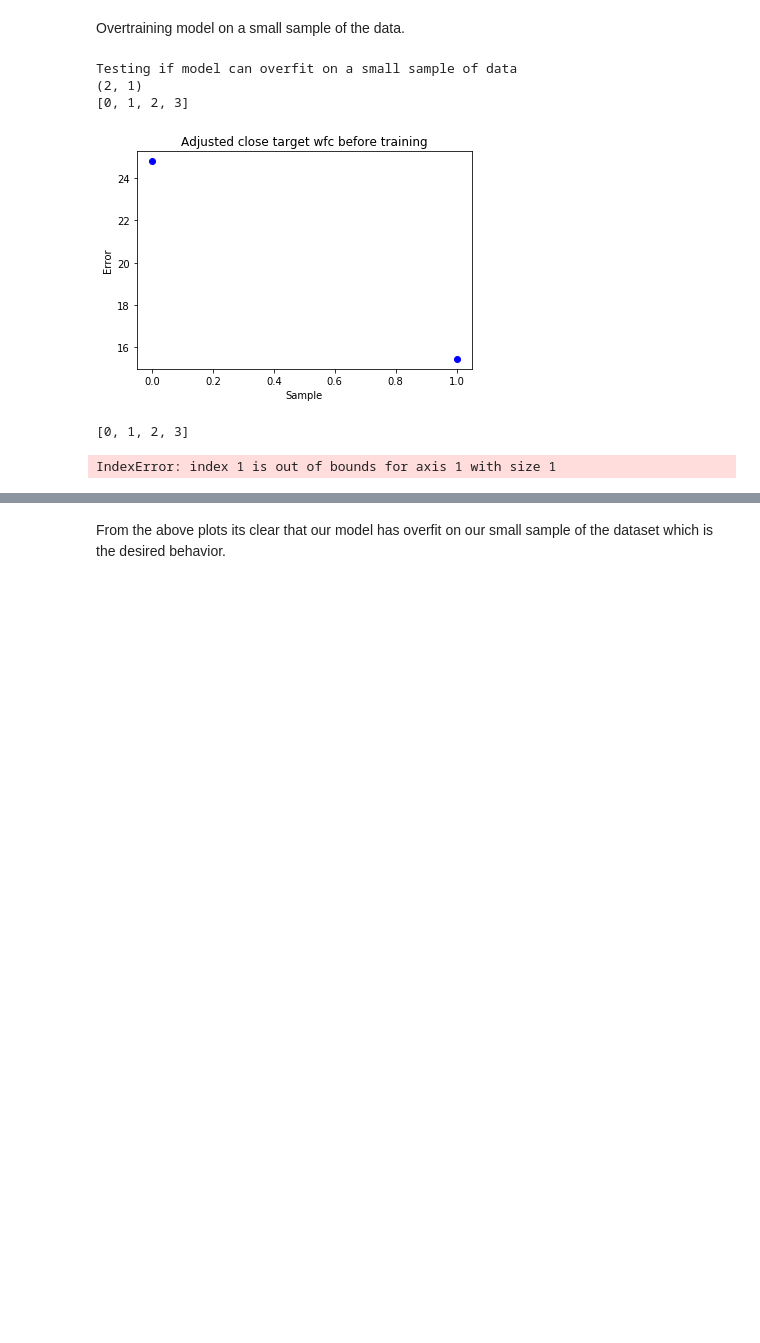
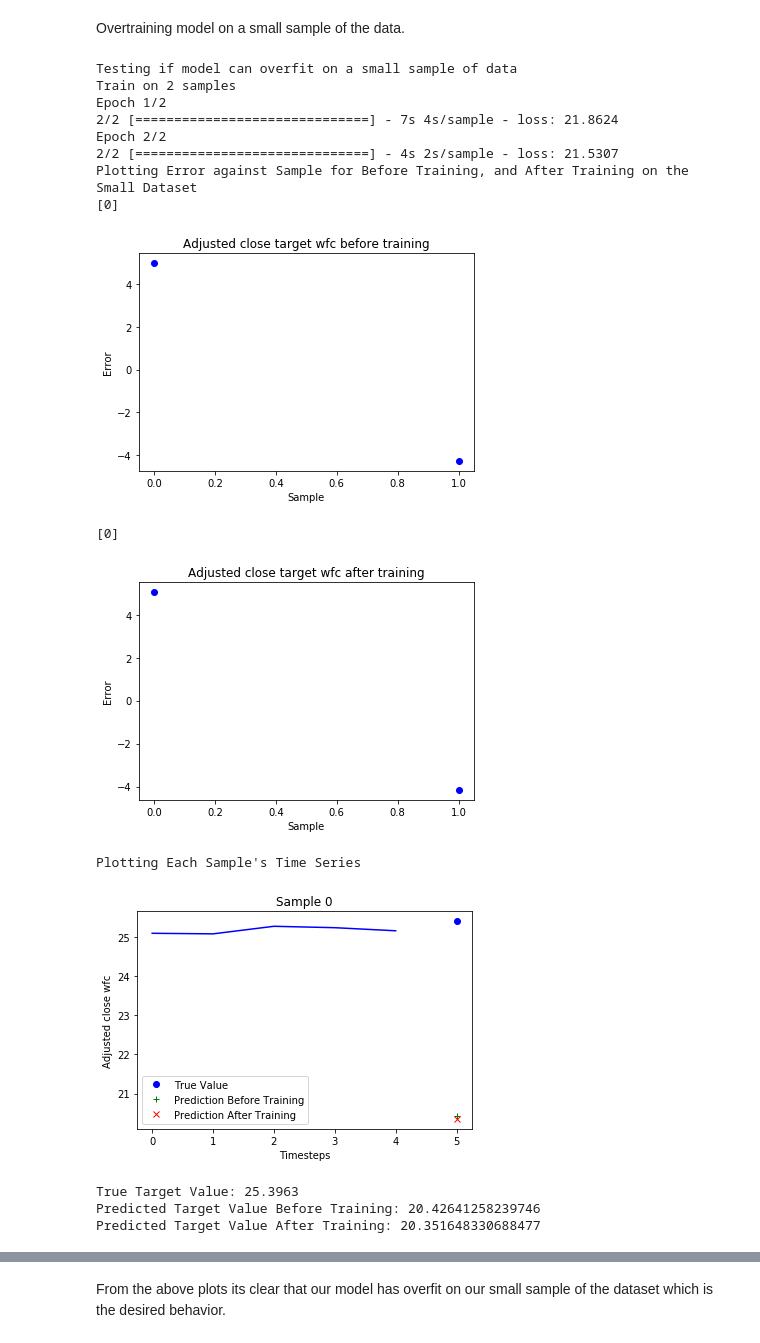
Before and after one commit to Evbor/Stock_Analysis, a Jupyter notebook: research/model_v1/Stock_Analysis_with_text_model.ipynb, the cells around one changed output, grey strips where cells are left out. Cells and saved outputs as stored; diff of their text form; code cells hidden in the pictures; blank space fills up the shorter version.

```diff
--- a/research/model_v1/Stock_Analysis_with_text_model.ipynb
+++ b/research/model_v1/Stock_Analysis_with_text_model.ipynb
@@ -1270,39 +1257,67 @@ def model_0(lstm_layer_units=32, vocab=vocab, doc_embedding_size=100, emb_name='
 # %% [markdown]
 Overtraining model on a small sample of the data.
 # %%
+import tensorflow as tf
+
+from stockanalysis.train import build_compiled_model
+
 def overfit_small_sample(model, batch_size, epochs, X_small, y_small, verbose):
     print('Testing if model can overfit on a small sample of data')
-    output_bias_init = 0
-    hparams = {'output_bias_init': output_bias_init}
 
-    m = build_compiled_model(model, hparams, loss=LOSS, optimizer=OPTIMIZER, metrics=METRICS)
+    # Defining Model Hyperparameters for Test
+    output_bias_init = {key: y_small[key].mean() for key in y_small}
+    model_params = {'output_bias_init': output_bias_init}
+    training_params = {'epochs': epochs, 'batch_size': batch_size}
+    hyperparameters = {
+                       'model_parameters': model_params,
+                       'training_parameters': training_params,
+                       'loss': tf.keras.losses.MeanSquaredError,
+                       'optimizer': tf.keras.optimizers.Adam,
+                       'optimizer_parameters': {},
+                       'version': None
+                      }
+
+    m, initial_epoch = build_compiled_model(model, hyperparameters, metrics=[], run_number=None)
     m_pred_untrained = m.predict(X_small, batch_size=batch_size)
-    print(m_pred_untrained.shape)
-    plot_outputs_errors(m_pred_untrained, y_small, 'Before Training')
-    m_history = m.fit(X_small, y_small, batch_size=batch_size, epochs=epochs, verbose=verbose)
+    m_history = m.fit(X_small, y_small, **training_params, initial_epoch=initial_epoch, verbose=verbose)
     m_pred_trained = m.predict(X_small, batch_size=batch_size)
+
     print()
-
     print('Plotting Error against Sample for Before Training, and After Training on the Small Dataset')
     plot_outputs_errors(m_pred_untrained, y_small, 'Before Training')
     plot_outputs_errors(m_pred_trained, y_small, 'After Training')
     print()
 
-    print('Plotting Each Sample\'s Time Series for Log Adjusted Daily Returns')
-    plot_ts_samples_ba(X_small, y_small, m_pred_untrained, m_pred_trained, 'log_adj_daily_returns_WFC')
+    print('Plotting Each Sample\'s Time Series')
+    plot_ts_samples_ba(X_small, y_small, m_pred_untrained, m_pred_trained, 'adjusted_close_WFC')
 
-    metrics = ['loss'] + list(map(lambda met: met.name, METRICS))
+    metrics = m.metrics_names
     for met in metrics:
-        plot_metric(m_history, metric=met)
+        plot_metric(m_history.history, metric=met)
 
     return None
 # %%
 X_small, y_small = sample_dataset(train_dataset, sample_size=2, seed=seed)
-overfit_small_sample(model_0, batch_size=1, epochs=500, X_small=X_small, y_small=y_small, verbose=0)
+
+del y_small['adjusted_close_target_JPM']
+del y_small['adjusted_close_target_BAC']
+del y_small['adjusted_close_target_C']
+
+overfit_small_sample(model_0, batch_size=1, epochs=2, X_small=X_small, y_small=y_small, verbose=1)
 # %% [output]
 Testing if model can overfit on a small sample of data
-(2, 1)
-[0, 1, 2, 3]
+Train on 2 samples
+Epoch 1/2
+2/2 [==============================] - 7s 4s/sample - loss: 21.8624
+Epoch 2/2
+2/2 [==============================] - 4s 2s/sample - loss: 21.5307
+Plotting Error against Sample for Before Training, and After Training on the Small Dataset
+[0]
-[figure, old version]
+[figure, new version]
-[0, 1, 2, 3]
+[0]
+[figure, added]
-IndexError: index 1 is out of bounds for axis 1 with size 1
+Plotting Each Sample's Time Series
+[figure, added]
+True Target Value: 25.3963
+Predicted Target Value Before Training: 20.42641258239746
+Predicted Target Value After Training: 20.351648330688477
```
Also changed, not shown: parts of 190 cells of this notebook, 8 other files.
